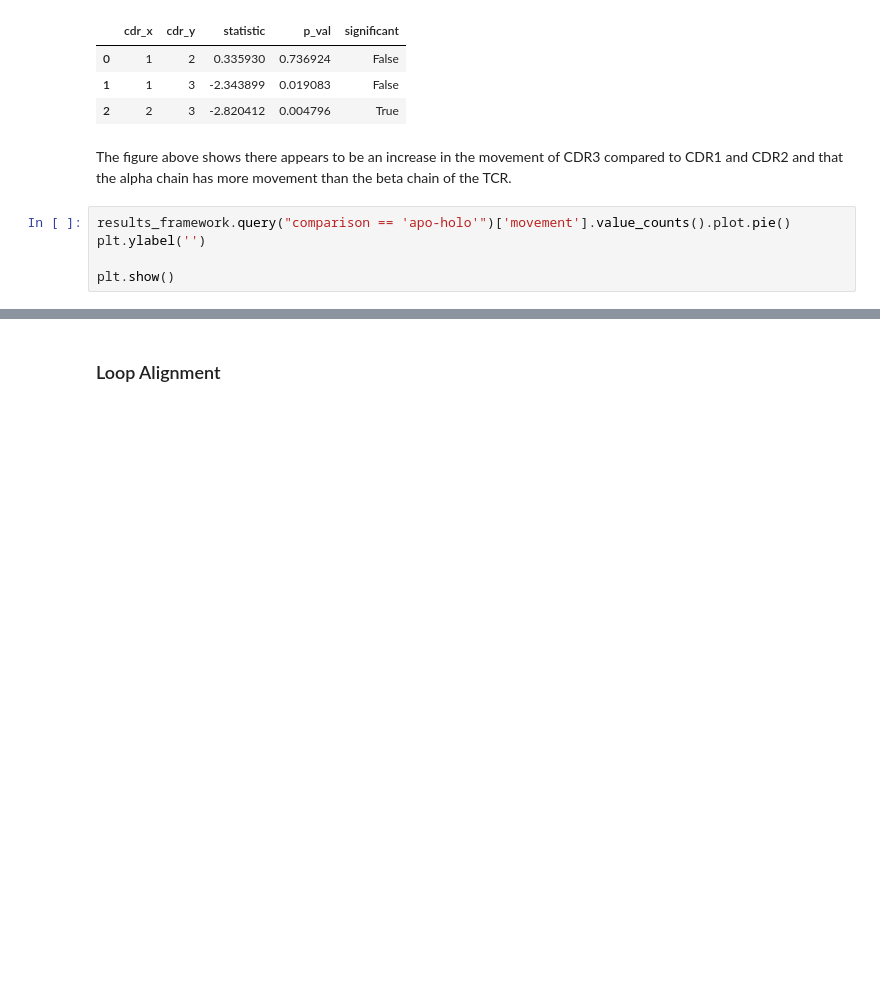
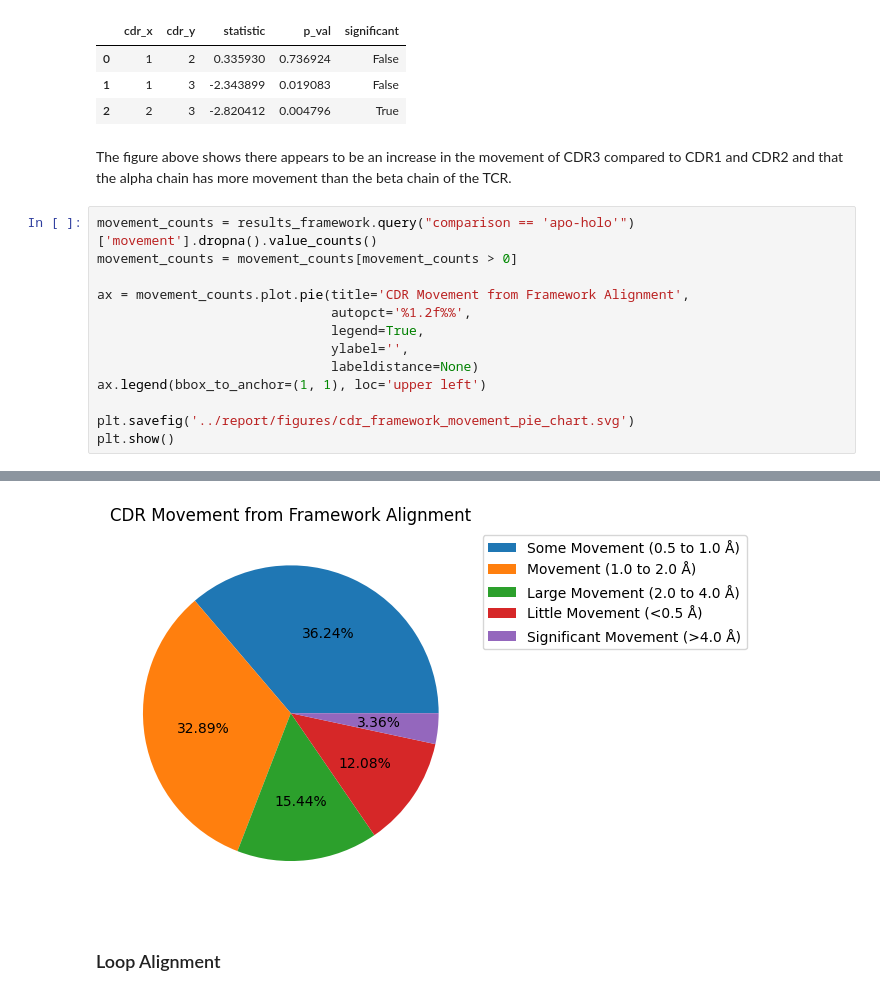
Before and after one commit to benjiemc/tcr-pmhc-interface-analysis, a Jupyter notebook: notebooks/Comparison_of_apo_and_holo_CDR_loops.ipynb, the cells around one changed output, grey strips where cells are left out. Drawn from its saved outputs; the diff is of its cells as text; blank space fills up the shorter version.

```diff
--- a/notebooks/Comparison_of_apo_and_holo_CDR_loops.ipynb
+++ b/notebooks/Comparison_of_apo_and_holo_CDR_loops.ipynb
@@ -323,8 +324,16 @@ framework_stats
 # %% [markdown]
 The figure above shows there appears to be an increase in the movement of CDR3 compared to CDR1 and CDR2 and that the alpha chain has more movement than the beta chain of the TCR.
 # %%
-results_framework.query("comparison == 'apo-holo'")['movement'].value_counts().plot.pie()
-plt.ylabel('')
+movement_counts = results_framework.query("comparison == 'apo-holo'")['movement'].dropna().value_counts()
+movement_counts = movement_counts[movement_counts > 0]
 
+ax = movement_counts.plot.pie(title='CDR Movement from Framework Alignment',
+                              autopct='%1.2f%%',
+                              legend=True,
+                              ylabel='',
+                              labeldistance=None)
+ax.legend(bbox_to_anchor=(1, 1), loc='upper left')
+
+plt.savefig('../report/figures/cdr_framework_movement_pie_chart.svg')
 plt.show()
 # %% [output]
@@ -332,3 +340,4 @@ plt.show()
+[figure, added]
 # %% [markdown]
 ### Loop Alignment
 # %%
```
Also changed, not shown: parts of 16 cells of this notebook.
